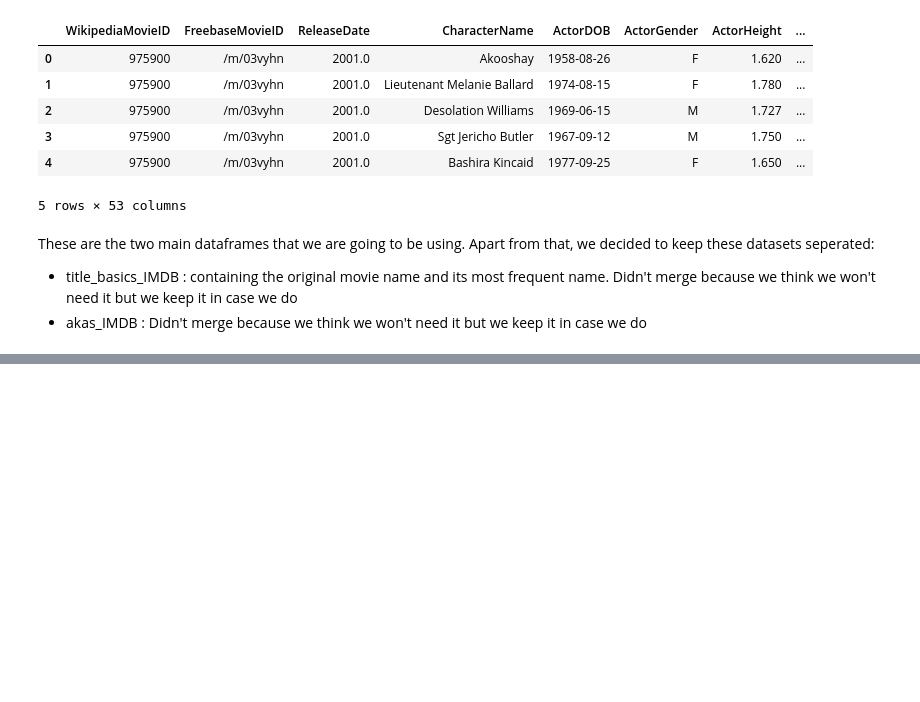
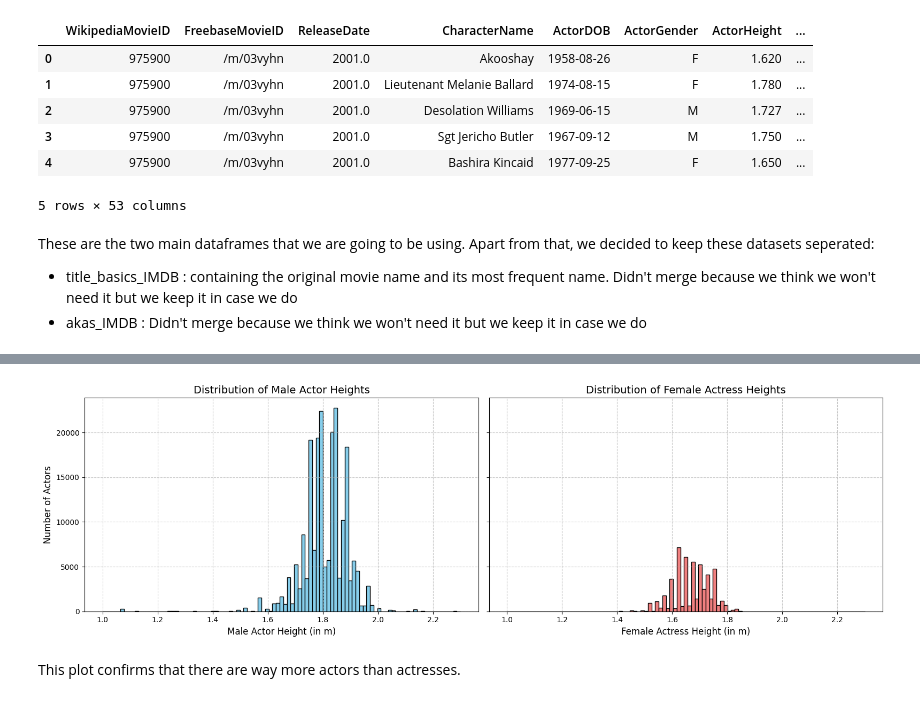
Before and after one commit to epfl-ada/ada-2024-project-arabsdatascientists2024, a Jupyter notebook: Exlploration_CMU.ipynb, the cells around one changed output, grey strips where cells are left out. Saved outputs shown, nothing was run; the diff lists cells and outputs as text; code cells hidden in the pictures; blank space fills up the shorter version.

```diff
--- a/Exlploration_CMU.ipynb
+++ b/Exlploration_CMU.ipynb
@@ -2569,0 +2551,5 @@ akas_IMDB.head(5)
+# %%
+male_df=correlation_data[correlation_data['ActorGender']=='M']
+female_df=correlation_data[correlation_data['ActorGender']=='F']
+
+male_df
@@ -2569,0 +2570,37 @@ akas_IMDB.head(5)
+# %%
+# Create a figure with two subplots side by side
+fig, axes = plt.subplots(1, 2, figsize=(16, 5), sharey=True)
+
+# Plot Histogram for Male Actor Heights
+axes[0].hist(
+    male_df['ActorHeight'],
+    bins=np.linspace(1, 2.3, 100),
+    edgecolor='black',
+    color='skyblue'
+)
+axes[0].set_title('Distribution of Male Actor Heights', fontsize=14)
+axes[0].set_xlabel('Male Actor Height (in m)', fontsize=12)
+axes[0].set_ylabel('Number of Actors', fontsize=12)
+axes[0].grid(True, linestyle='--', alpha=0.7)
+
+# Plot Histogram for Female Actor Heights
+axes[1].hist(
+    female_df['ActorHeight'],
+    bins=np.linspace(1, 2.3, 100),
+    edgecolor='black',
+    color='lightcoral'
+)
+axes[1].set_title('Distribution of Female Actress Heights', fontsize=14)
+axes[1].set_xlabel('Female Actress Height (in m)', fontsize=12)
+# No need to set ylabel for the second plot since it's shared
+axes[1].grid(True, linestyle='--', alpha=0.7)
+
+# Adjust layout for better spacing
+plt.tight_layout()
+
+# Display the plots
+plt.show()
+# %% [output]
+[figure, added]
+# %% [markdown]
+This plot confirms that there are way more actors than actresses.
```
Also changed, not shown: parts of 82 cells of this notebook.
